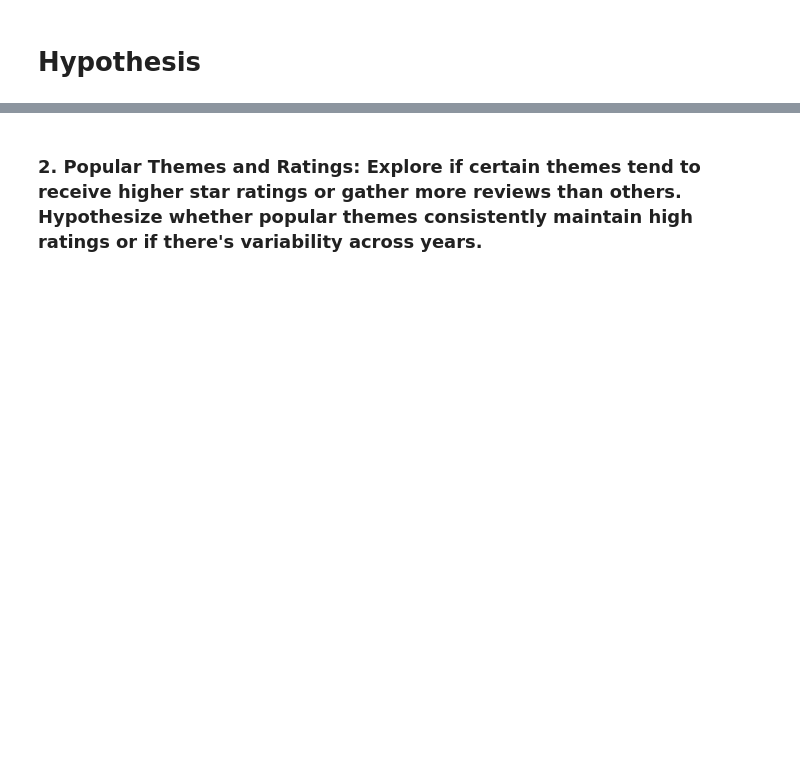
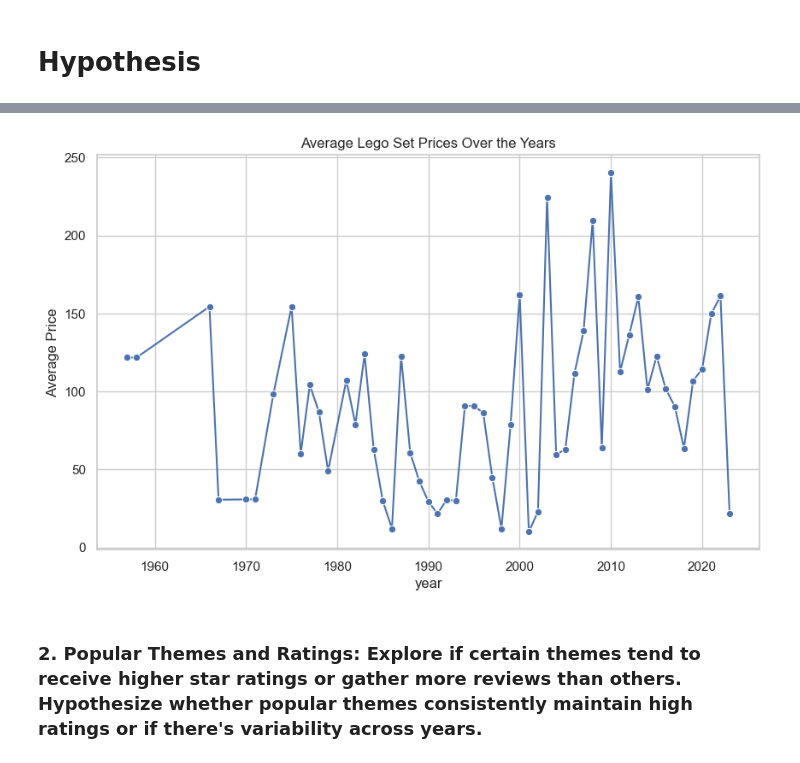
Before and after one commit to AlexOrtiz5/Project-1, a Jupyter notebook: Lego_Sets.ipynb, the cells around one changed output, grey strips where cells are left out. Drawn from its saved outputs; the diff is of its cells as text; code cells hidden in the pictures; blank space fills up the shorter version.

```diff
--- a/Lego_Sets.ipynb
+++ b/Lego_Sets.ipynb
@@ -59,3 +109,16 @@ Clean_Lego_df
+# %%
+grouped_data = Clean_Lego_df.groupby('year')['set_price'].mean().reset_index()
+# %%
+sns.set(style="whitegrid")
+# %%
+plt.figure(figsize=(10, 6))
+sns.lineplot(x='year', y='set_price',data=grouped_data, marker='o', color='b')
+plt.title('Average Lego Set Prices Over the Years')
+plt.xlabel('year')
+plt.ylabel('Average Price')
+plt.show()
+# %% [output]
+[figure, added]
 # %% [markdown]
 ### 2. Popular Themes and Ratings: Explore if certain themes tend to receive higher star ratings or gather more reviews than others. Hypothesize whether popular themes consistently maintain high ratings or if there's variability across years.
 # %% [markdown]
```
Also changed, not shown: parts of 14 cells of this notebook, 2 other files.
